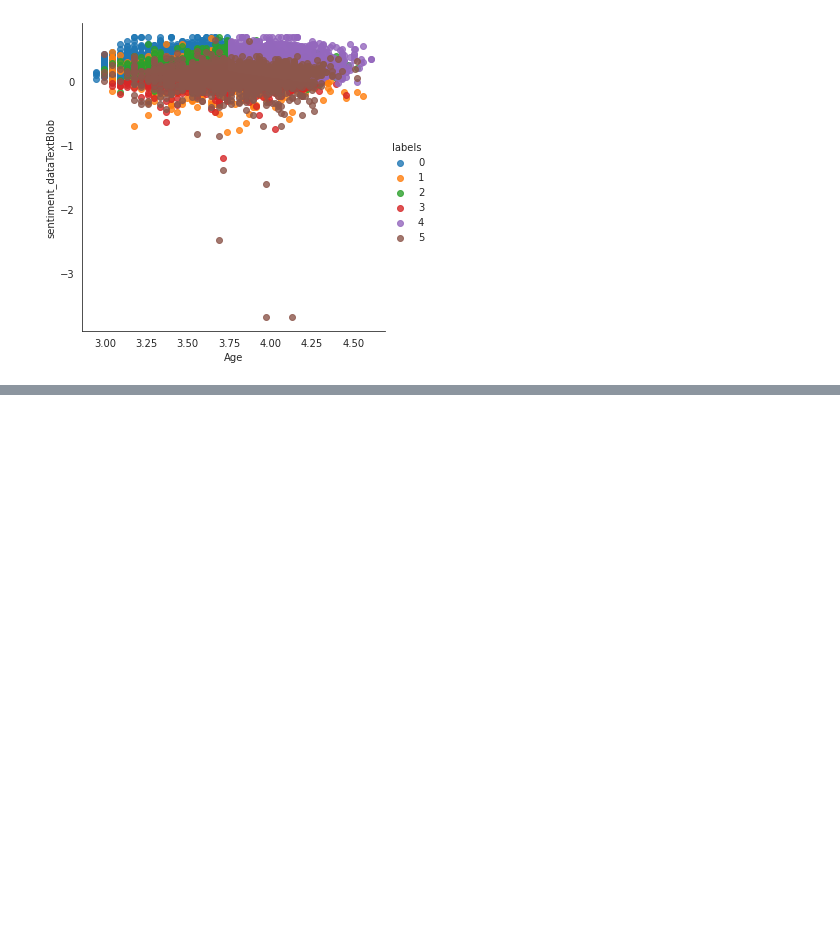
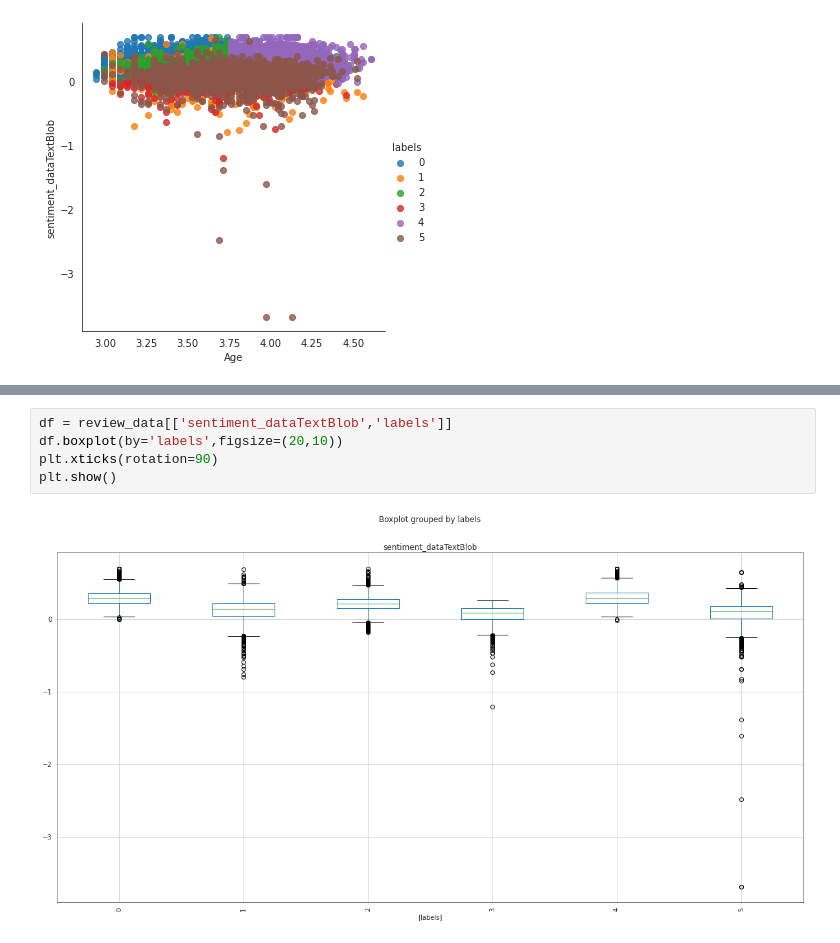
Before and after one commit to IshantWadhwa4/Machine_Learning, a Jupyter notebook: UnsupervisedLearning/Clustering/KMean/Kmean.ipynb, the cells around one changed output, grey strips where cells are left out. Drawn from its saved outputs; the diff is of its cells as text; blank space fills up the shorter version.

```diff
--- a/UnsupervisedLearning/Clustering/KMean/Kmean.ipynb
+++ b/UnsupervisedLearning/Clustering/KMean/Kmean.ipynb
@@ -304,0 +310,7 @@ sns.lmplot(x='Age',y='sentiment_dataTextBlob',data=review_data,hue='labels',fit_
+# %%
+df = review_data[['sentiment_dataTextBlob','labels']]
+df.boxplot(by='labels',figsize=(20,10))
+plt.xticks(rotation=90)
+plt.show()
+# %% [output]
+[figure, added]
```
Also changed, not shown: parts of 3 cells of this notebook.
